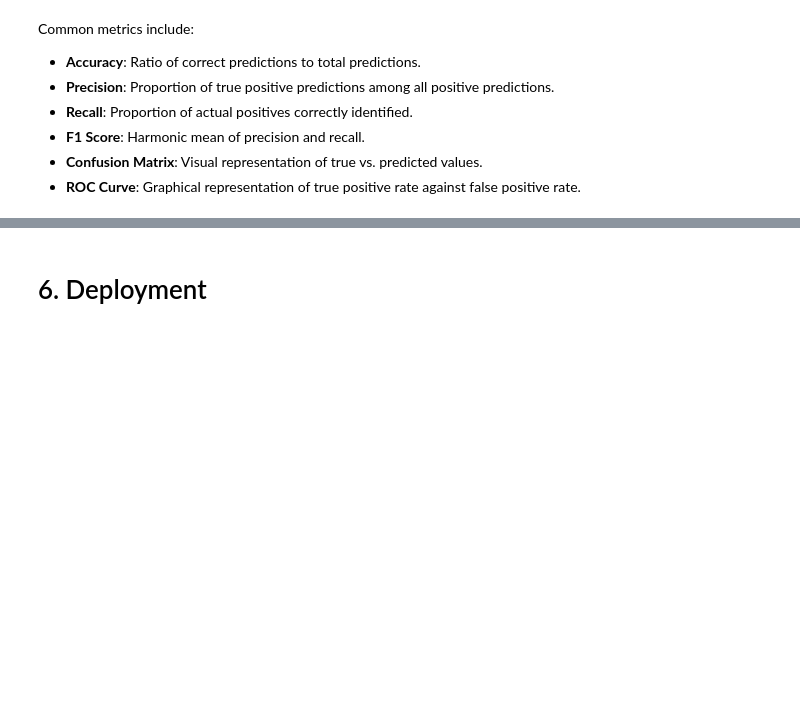
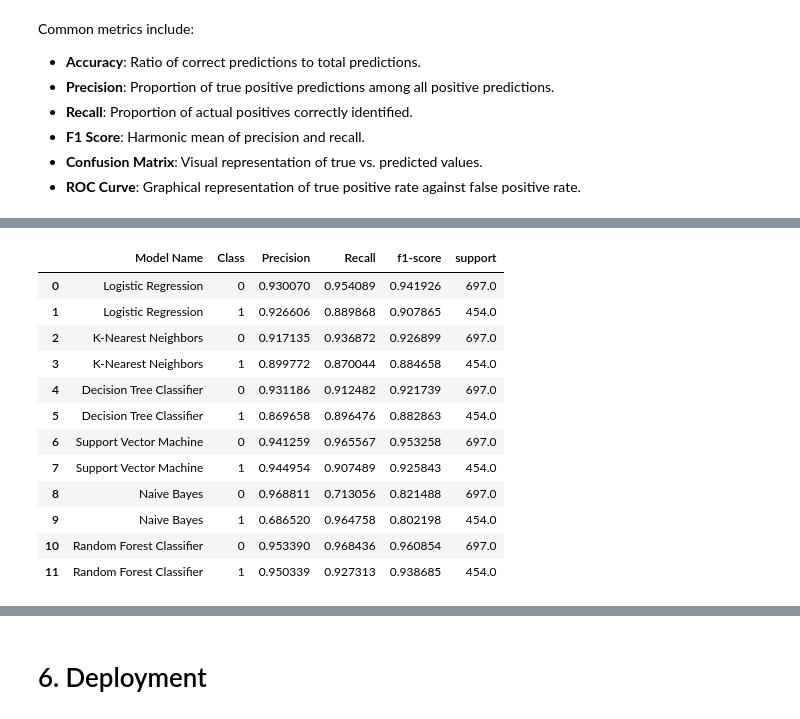
Before and after one commit to hansdarmawann/spambase-lgbm, a Jupyter notebook: spb_hd.ipynb, the cells around one changed output, grey strips where cells are left out. Drawn from its saved outputs; the diff is of its cells as text; code cells hidden in the pictures; blank space fills up the shorter version.

Commit message:
Initialize evaluation.

```diff
--- a/spb_hd.ipynb
+++ b/spb_hd.ipynb
@@ -506,0 +472,40 @@ Common metrics include:
+# %%
+# Initialize an empty list to store classification report results
+classification_results = []
+
+# Evaluate the models
+for model_name, pipeline in pipelines.items():
+    y_pred = pipeline.predict(X_test)
+    report = classification_report(y_test, y_pred, output_dict=True)  # Get report as dict
+
+    # Iterate over each class in the report
+    for class_label, metrics in report.items():
+        if class_label not in ['accuracy', 'macro avg', 'weighted avg']:  # Exclude these keys
+            classification_results.append({
+                'Model Name': model_name,
+                'Class': class_label,
+                'Precision': metrics['precision'],
+                'Recall': metrics['recall'],
+                'f1-score': metrics['f1-score'],
+                'support': metrics['support']
+            })
+
+# Create a DataFrame from the classification results
+classification_df = pd.DataFrame(classification_results)
+
+# Display the DataFrame
+classification_df
+# %% [output]
+|  | Model Name | Class | Precision | Recall | f1-score | support |
+| 0 | Logistic Regression | 0 | 0.930070 | 0.954089 | 0.941926 | 697.0 |
+| 1 | Logistic Regression | 1 | 0.926606 | 0.889868 | 0.907865 | 454.0 |
+| 2 | K-Nearest Neighbors | 0 | 0.917135 | 0.936872 | 0.926899 | 697.0 |
+| 3 | K-Nearest Neighbors | 1 | 0.899772 | 0.870044 | 0.884658 | 454.0 |
+| 4 | Decision Tree Classifier | 0 | 0.931186 | 0.912482 | 0.921739 | 697.0 |
+| 5 | Decision Tree Classifier | 1 | 0.869658 | 0.896476 | 0.882863 | 454.0 |
+| 6 | Support Vector Machine | 0 | 0.941259 | 0.965567 | 0.953258 | 697.0 |
+| 7 | Support Vector Machine | 1 | 0.944954 | 0.907489 | 0.925843 | 454.0 |
+| 8 | Naive Bayes | 0 | 0.968811 | 0.713056 | 0.821488 | 697.0 |
+| 9 | Naive Bayes | 1 | 0.686520 | 0.964758 | 0.802198 | 454.0 |
+| 10 | Random Forest Classifier | 0 | 0.953390 | 0.968436 | 0.960854 | 697.0 |
+| 11 | Random Forest Classifier | 1 | 0.950339 | 0.927313 | 0.938685 | 454.0 |
```
Also changed, not shown: parts of 6 cells of this notebook.
